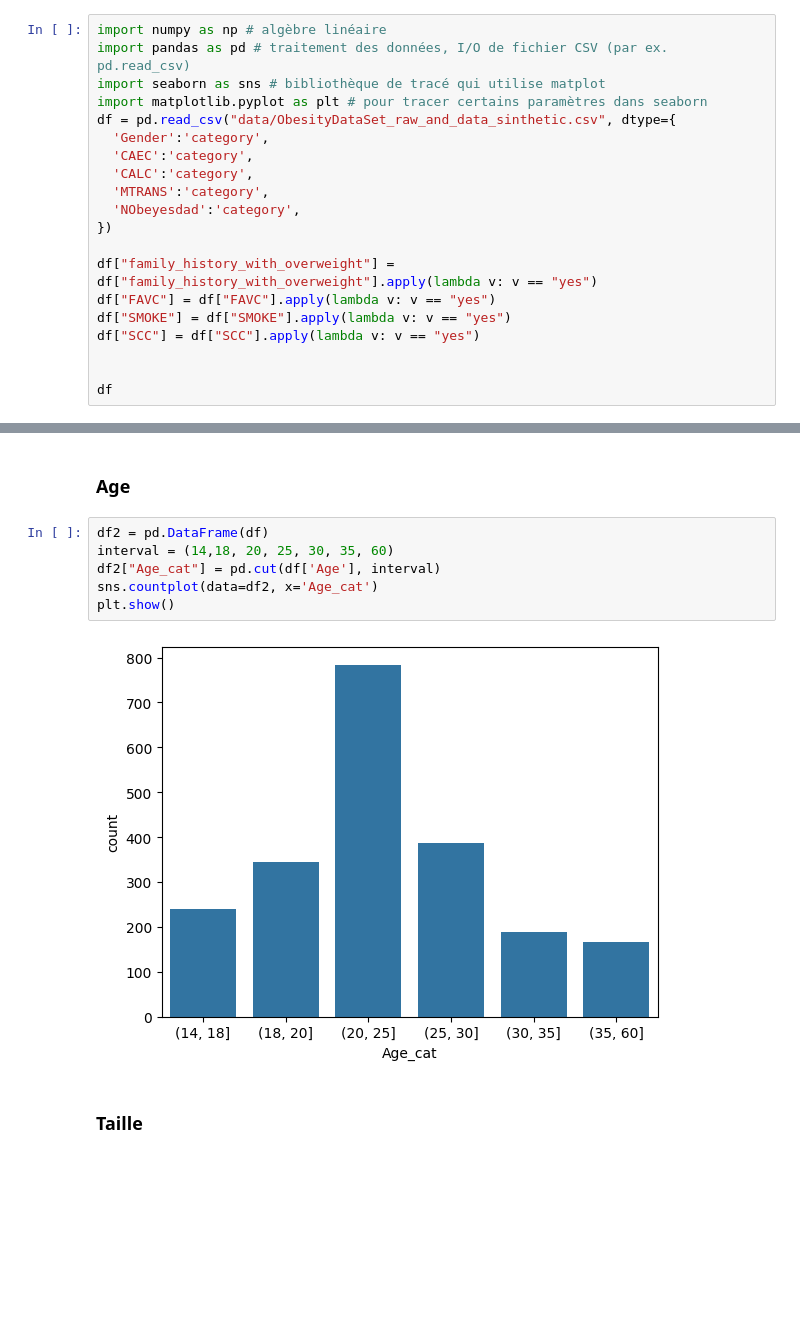
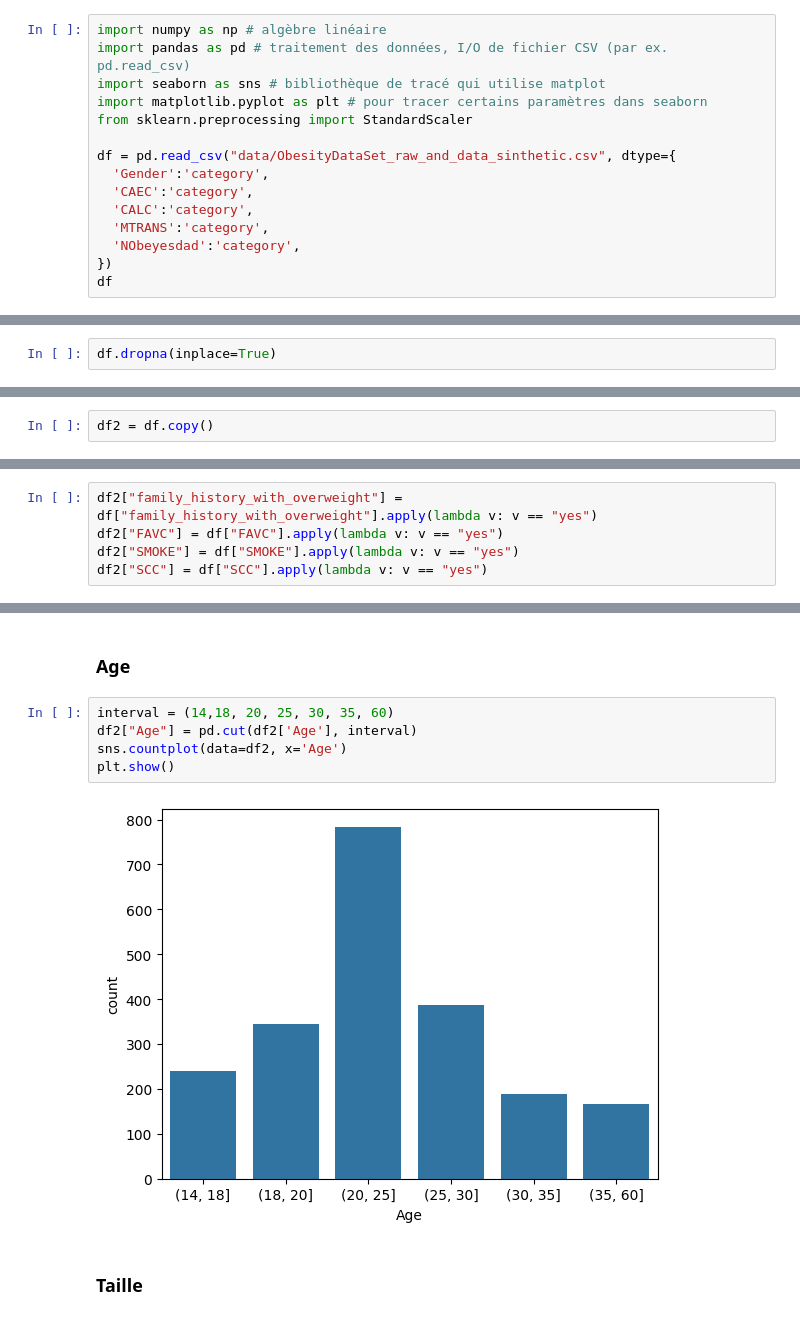
Before and after one commit to matteodcr/mgl869, a Jupyter notebook: notebook.ipynb, the cells around one changed output, grey strips where cells are left out. Saved outputs shown, nothing was run; the diff lists cells and outputs as text; blank space fills up the shorter version.

```diff
--- a/notebook.ipynb
+++ b/notebook.ipynb
@@ -3,6 +6,8 @@ import numpy as np # algèbre linéaire
 import pandas as pd # traitement des données, I/O de fichier CSV (par ex. pd.read_csv)
 import seaborn as sns # bibliothèque de tracé qui utilise matplot
 import matplotlib.pyplot as plt # pour tracer certains paramètres dans seaborn
+from sklearn.preprocessing import StandardScaler
+
 df = pd.read_csv("data/ObesityDataSet_raw_and_data_sinthetic.csv", dtype={
   'Gender':'category',
   'CAEC':'category',
@@ -10,13 +15,6 @@ df = pd.read_csv("data/ObesityDataSet_raw_and_data_sinthetic.csv", dtype={
   'MTRANS':'category',
   'NObeyesdad':'category',
 })
-
-df["family_history_with_overweight"] = df["family_history_with_overweight"].apply(lambda v: v == "yes")
-df["FAVC"] = df["FAVC"].apply(lambda v: v == "yes")
-df["SMOKE"] = df["SMOKE"].apply(lambda v: v == "yes")
-df["SCC"] = df["SCC"].apply(lambda v: v == "yes")
-
-
 df
 # %% [output]
 |  | Gender | Age | Height | Weight | family_history_with_overweight | FAVC | FCVC | NCP | CAEC | SMOKE | ... |
@@ -34,0 +35,2 @@ df
+# %%
+df.dropna(inplace=True)
@@ -34,0 +40,2 @@ df
+# %%
+df2 = df.copy()
@@ -34,0 +44,5 @@ df
+# %%
+df2["family_history_with_overweight"] = df["family_history_with_overweight"].apply(lambda v: v == "yes")
+df2["FAVC"] = df["FAVC"].apply(lambda v: v == "yes")
+df2["SMOKE"] = df["SMOKE"].apply(lambda v: v == "yes")
+df2["SCC"] = df["SCC"].apply(lambda v: v == "yes")
@@ -47,13 +63,12 @@ df.describe()
 # %% [markdown]
 ### Age
 # %%
-df2 = pd.DataFrame(df)
 interval = (14,18, 20, 25, 30, 35, 60)
-df2["Age_cat"] = pd.cut(df['Age'], interval)
-sns.countplot(data=df2, x='Age_cat')
+df2["Age"] = pd.cut(df2['Age'], interval)
+sns.countplot(data=df2, x='Age')
 plt.show()
 # %% [output]
-[figure, old version]
+[figure, new version]
 # %% [markdown]
 ### Taille
 # %%
```
Also changed, not shown: parts of 23 cells of this notebook.
